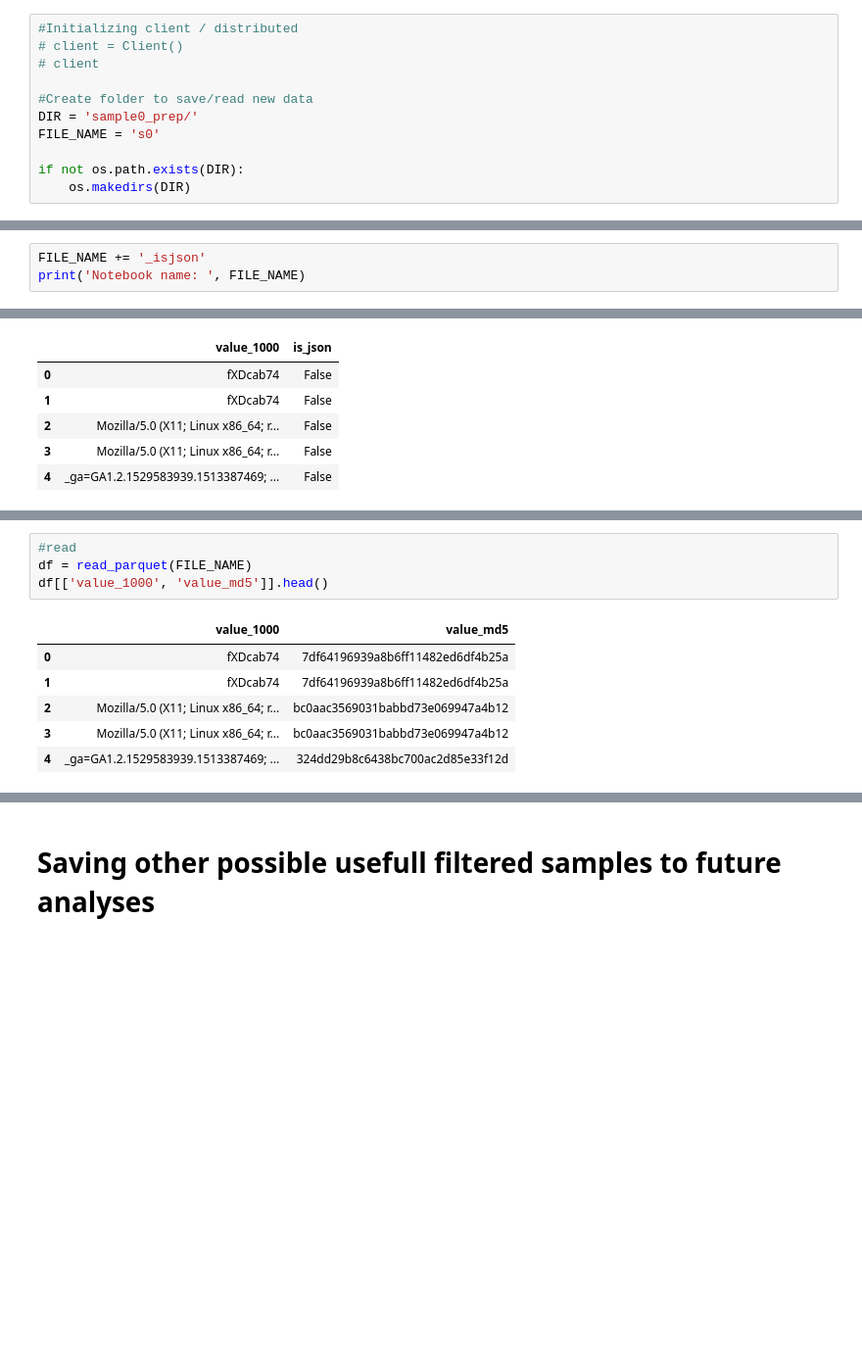
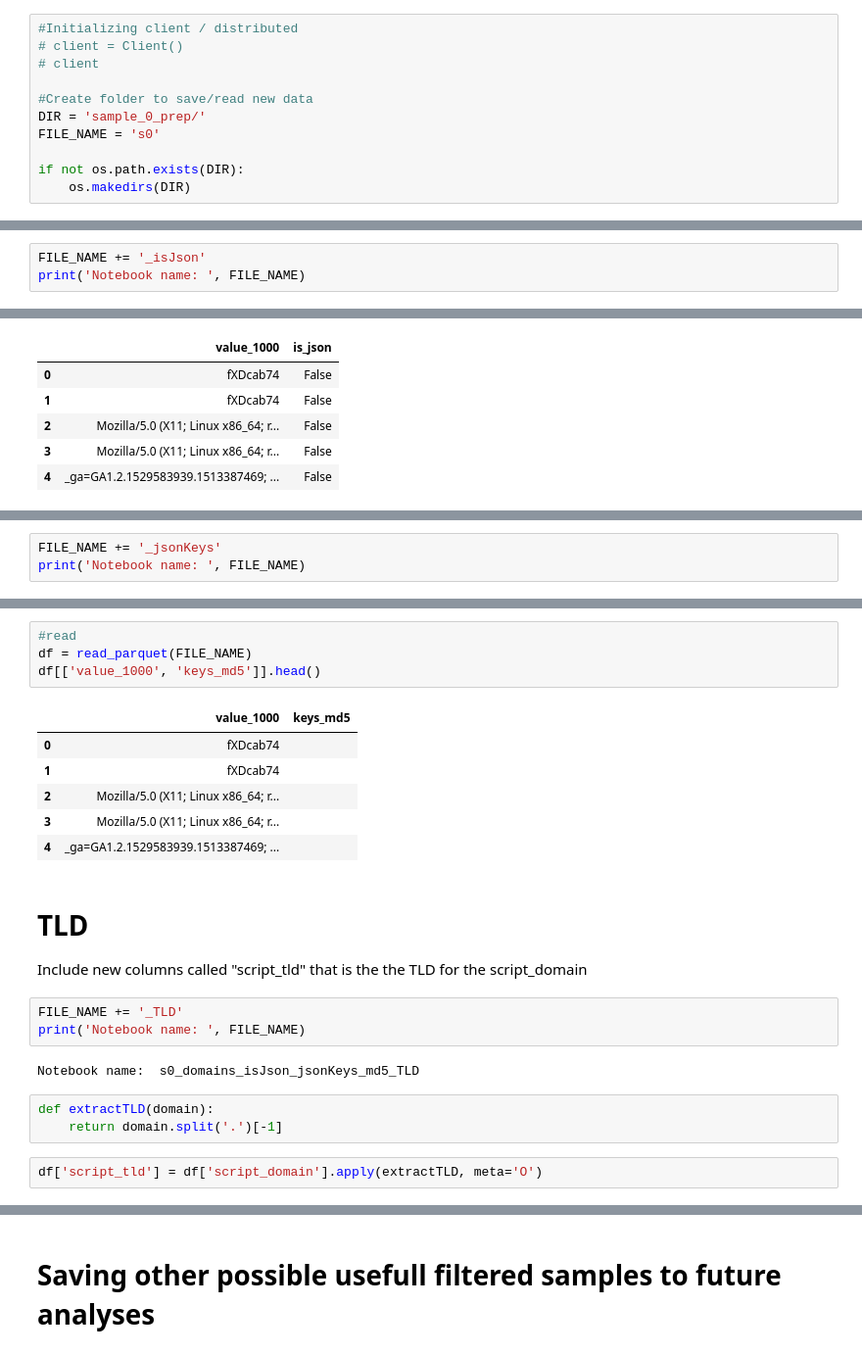
Before and after one commit to mozilla/Overscripted-Data-Analysis-Challenge, a Jupyter notebook: analyses/2019_03_aliamcami_value_analyses/isJson_dataPrep.ipynb, the cells around one changed output, grey strips where cells are left out. Shown at 98% size. Saved outputs shown, nothing was run; the diff lists cells and outputs as text; blank space fills up the shorter version.

Commit message:
Clean run of the dataPrep with all columns

```diff
--- a/analyses/2019_03_aliamcami_value_analyses/isJson_dataPrep.ipynb
+++ b/analyses/2019_03_aliamcami_value_analyses/isJson_dataPrep.ipynb
@@ -19,7 +19,7 @@ NOTE: each section adds its name to the 'FILE_NAME' and saves the new parquet wi
 # client
 
 #Create folder to save/read new data
-DIR = 'sample0_prep/'
+DIR = 'sample_0_prep/'
 FILE_NAME = 's0'
 
 if not os.path.exists(DIR):
@@ -123,6 +131,6 @@ After manual initial analysis I have think that the huge values are json structu
 
 After simple validation of value is a json or not, boolean value will be saved on a new column named "is_json"
 # %%
-FILE_NAME += '_isjson'
+FILE_NAME += '_isJson'
 print('Notebook name: ', FILE_NAME)
 # %% [output]
@@ -157,0 +171,3 @@ df[['value_1000', 'is_json']].head()
+# %%
+FILE_NAME += '_jsonKeys'
+print('Notebook name: ', FILE_NAME)
@@ -176,11 +225,24 @@ save_parquet(df=df, name=FILE_NAME)
 # %%
 #read
 df = read_parquet(FILE_NAME)
-df[['value_1000', 'value_md5']].head()
+df[['value_1000', 'keys_md5']].head()
 # %% [output]
-|  | value_1000 | value_md5 |
-| 0 | fXDcab74 | 7df64196939a8b6ff11482ed6df4b25a |
-| 1 | fXDcab74 | 7df64196939a8b6ff11482ed6df4b25a |
-| 2 | Mozilla/5.0 (X11; Linux x86_64; r... | bc0aac3569031babbd73e069947a4b12 |
-| 3 | Mozilla/5.0 (X11; Linux x86_64; r... | bc0aac3569031babbd73e069947a4b12 |
-| 4 | _ga=GA1.2.1529583939.1513387469; ... | 324dd29b8c6438bc700ac2d85e33f12d |
+|  | value_1000 | keys_md5 |
+| 0 | fXDcab74 |  |
+| 1 | fXDcab74 |  |
+| 2 | Mozilla/5.0 (X11; Linux x86_64; r... |  |
+| 3 | Mozilla/5.0 (X11; Linux x86_64; r... |  |
+| 4 | _ga=GA1.2.1529583939.1513387469; ... |  |
+# %% [markdown]
+# TLD
+Include new columns called "script_tld" that is the the TLD for the script_domain
+# %%
+FILE_NAME += '_TLD'
+print('Notebook name: ', FILE_NAME)
+# %% [output]
+Notebook name:  s0_domains_isJson_jsonKeys_md5_TLD
+# %%
+def extractTLD(domain):
+    return domain.split('.')[-1]
+# %%
+df['script_tld'] = df['script_domain'].apply(extractTLD, meta='O')
```
Also changed, not shown: parts of 33 cells of this notebook.
